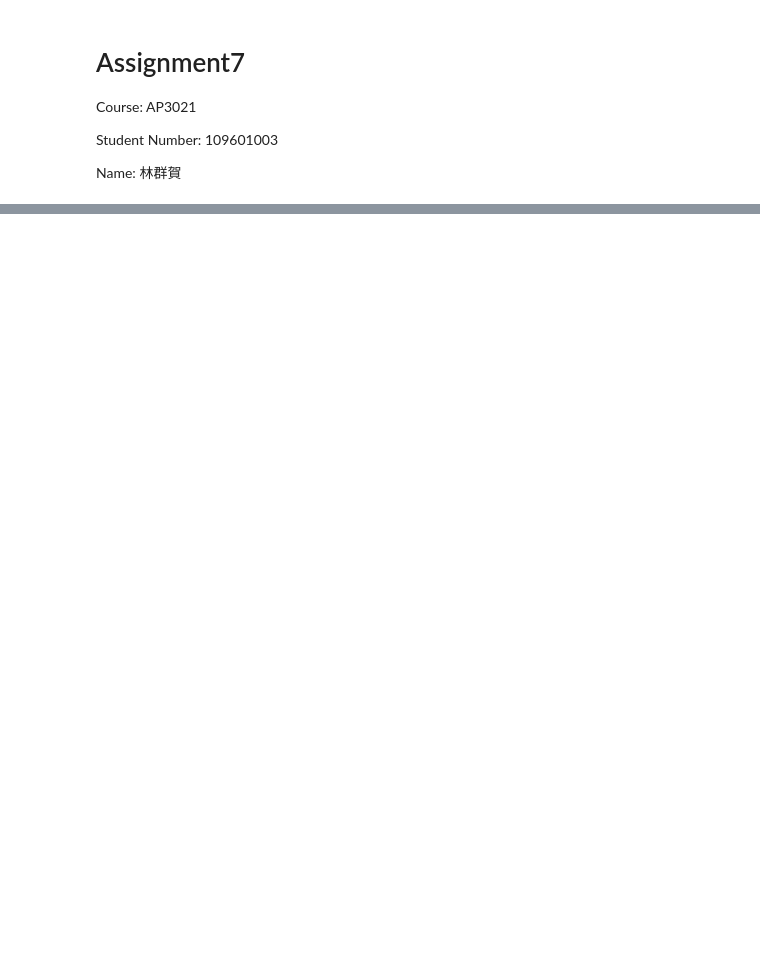
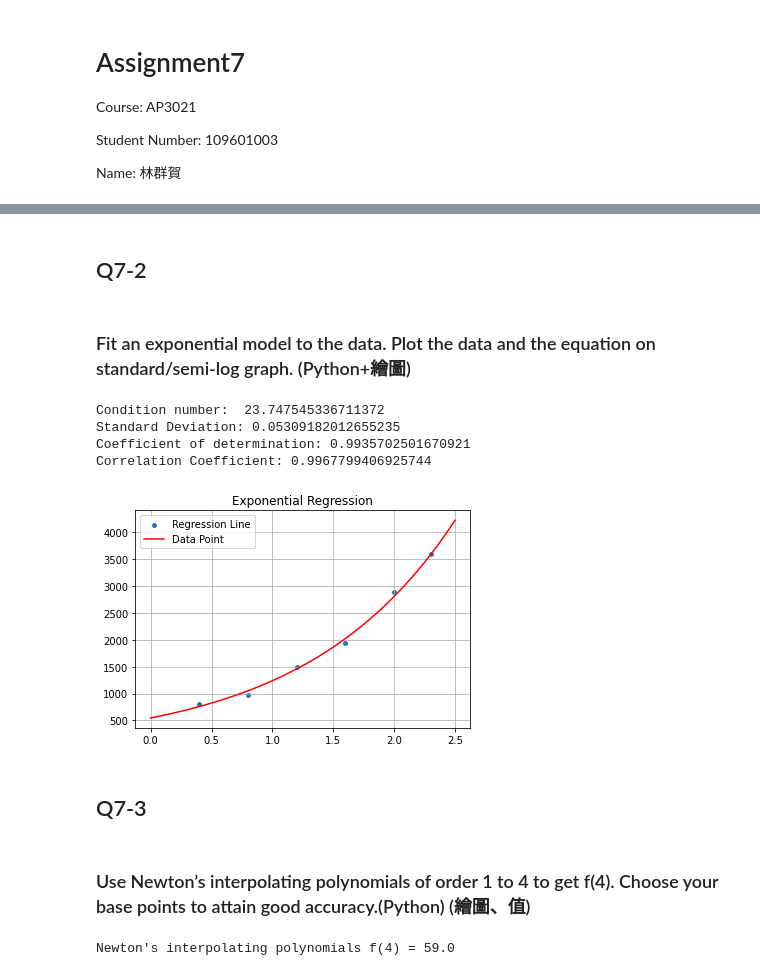
Before and after one commit to 1chooo/ATM-Numerical-Analysis, a Jupyter notebook: Assignment/A07/main.ipynb, the cells around one changed output, grey strips where cells are left out. Cells and saved outputs as stored; diff of their text form; code cells hidden in the pictures; blank space fills up the shorter version.

```diff
--- a/Assignment/A07/main.ipynb
+++ b/Assignment/A07/main.ipynb
@@ -58,0 +126,70 @@ plt.show()
+# %% [markdown]
+## Q7-2
+# %% [markdown]
+### Fit an exponential model to the data. Plot the data and the equation on standard/semi-log graph. (Python+繪圖)
+# %%
+import numpy as np
+import matplotlib.pyplot as plt
+
+x = np.array([0.4, 0.8,  1.2,  1.6,    2,  2.3])
+y = np.array([800, 980, 1500, 1945, 2900, 3600])
+lnx = np.log(x)
+lny = np.log(y)
+a0 = 1
+a1 = 1
+
+space=np.linspace(0, 2.5) # line space
+
+A = np.zeros((2, 2))
+B = np.zeros(2)
+
+# Construct Matrix for solution
+n = np.size(lnx)
+m = 1
+A[0, 0] = np.size(x)
+A[0, 1] = np.sum(x)
+A[1, 0] = np.sum(x)
+A[1, 1] = np.sum(x ** 2)
+B[0] = np.sum(lny)
+B[1] = np.sum(x * lny)
+
+# Solve AX=B to know a0(X[0]), a1(X[1])
+X = np.inner(np.linalg.inv(A), B)
+print("Condition number: ", np.linalg.cond(A))
+
+# Construct regression line
+regress = X[1] * space + X[0]
+exp_regress = np.exp(regress)
+
+# calculate St, Sr, Syx(STD), R^2, R
+St = np.sum((lny - np.mean(lny)) ** 2)
+Sr = np.sum((lny - X[0] - X[1] * x) ** 2)
+Syx = np.sqrt(Sr / (n - (m + 1)))
+r2 = (St - Sr) / St
+r = np.sqrt(r2)
+
+# R = (A[0, 0] * B[1] - A[0,1] * B[0]) /
+# (np.sqrt(A[0, 0] * A[1, 1] - A[0, 1] ** 2) *
+# np.sqrt(A[0, 0] * np.sum(y ** 2) - B[0] ** 2))
+
+print('Standard Deviation:', Syx)
+print('Coefficient of determination:', r2)
+print('Correlation Coefficient:', r)
+
+plt.scatter(x, y, s=15)
+plt.plot(space, exp_regress, 'r')
+plt.title("Exponential Regression")
+plt.legend(['Regression Line', 'Data Point'])
+plt.grid()
+
+plt.show()
+# %% [output]
+Condition number:  23.747545336711372
+Standard Deviation: 0.05309182012655235
+Coefficient of determination: 0.9935702501670921
+Correlation Coefficient: 0.9967799406925744
+[figure, added]
+# %% [markdown]
+## Q7-3
+# %% [markdown]
+### Use Newton’s interpolating polynomials of order 1 to 4 to get f(4). Choose your base points to attain good accuracy.(Python) (繪圖、值)
@@ -58,0 +202,10 @@ plt.show()
+# %%
+x = [1, 2,  3,  5,   7,   8]
+y = [3, 6, 19, 99, 291, 444]
+a = 4
+
+ans = y[2] + (a - x[2]) * f(3, 2)
+
+print("Newton's interpolating polynomials f(4) =", ans)
+# %% [output]
+Newton's interpolating polynomials f(4) = 59.0
```
Also changed, not shown: parts of 24 cells of this notebook, 5 other files.
